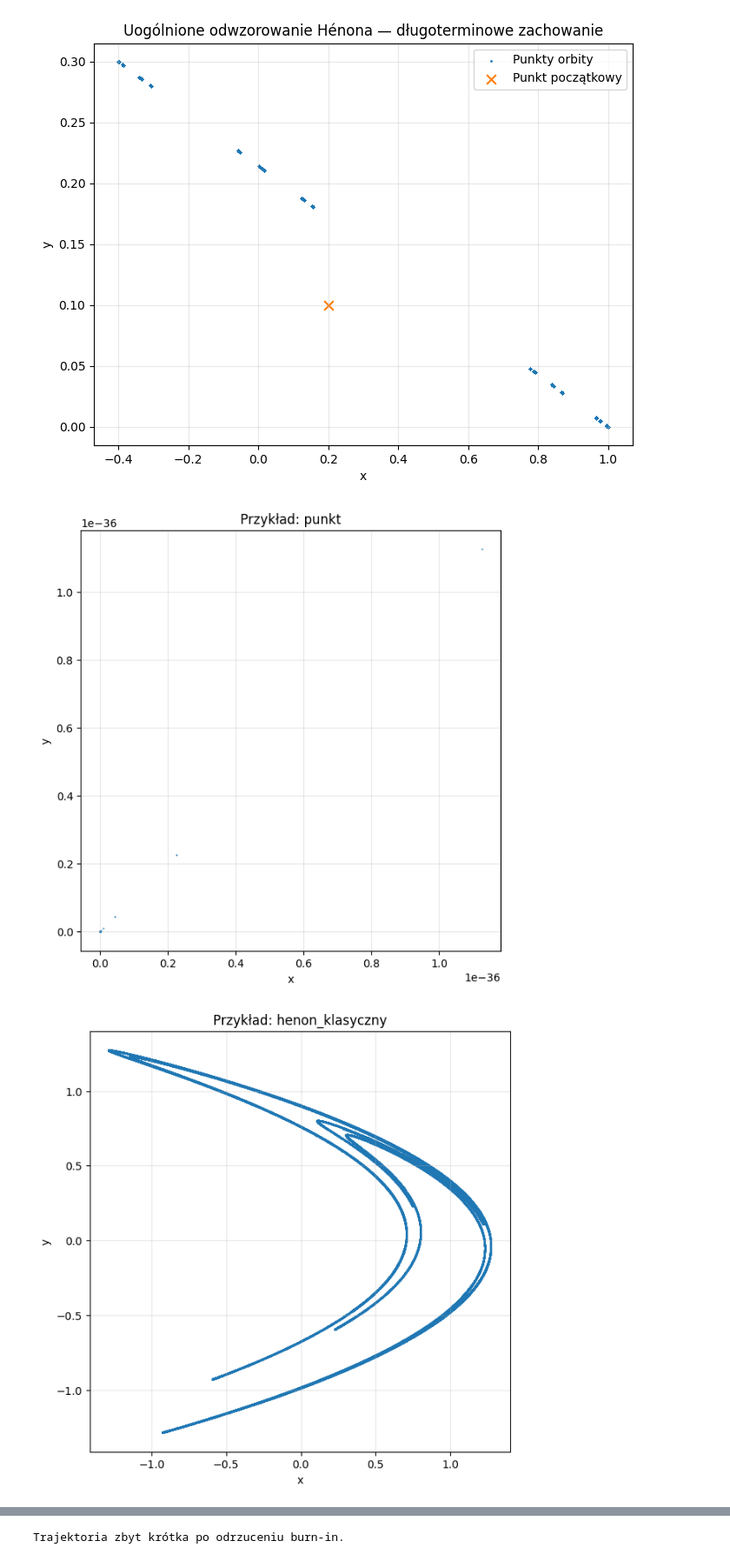
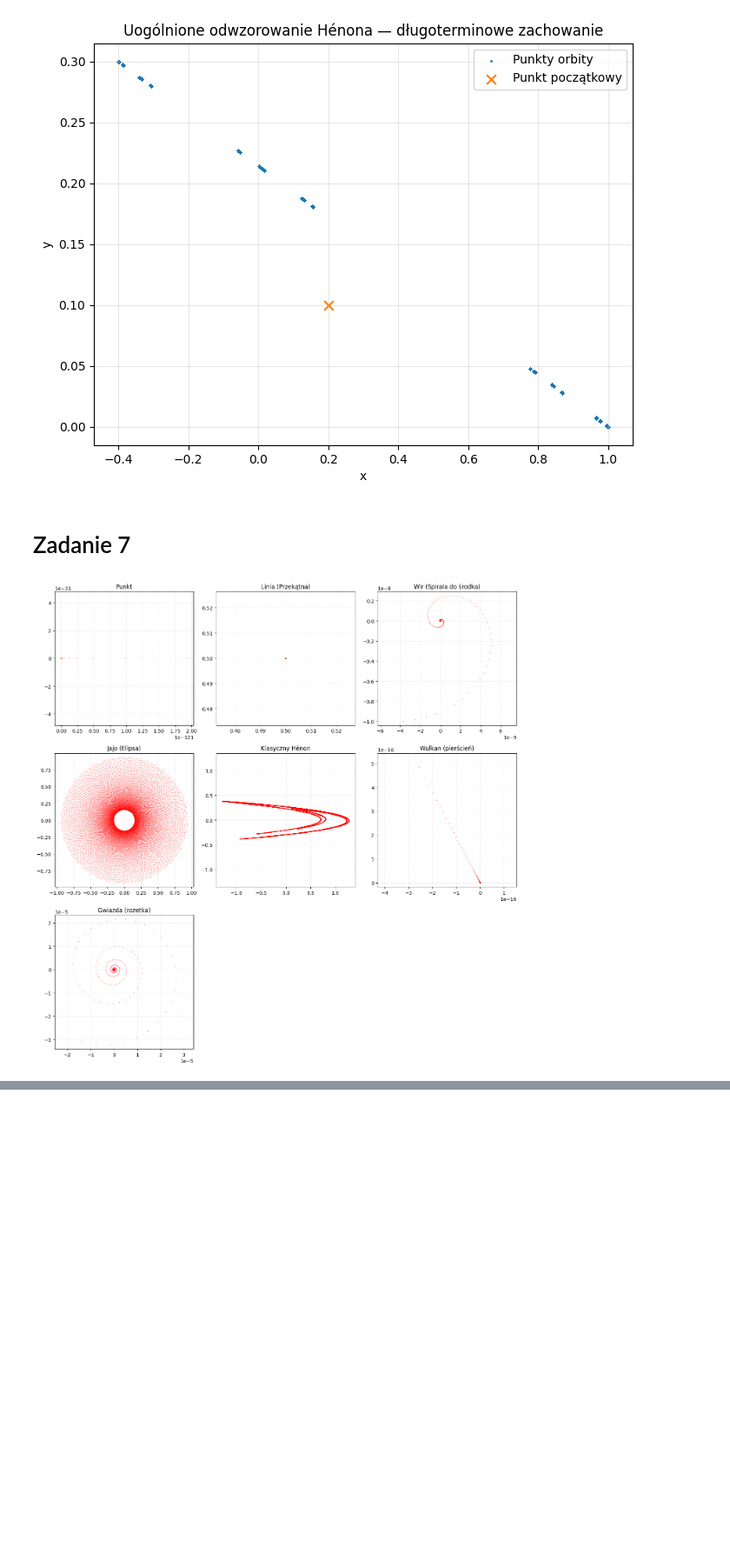
Before and after one commit to Qertal/studia, a Jupyter notebook: UKLADYDYNAMICZNE20252026/20260323/main.ipynb, the cells around one changed output, grey strips where cells are left out. Shown at 87% size. Saved outputs shown, nothing was run; the diff lists cells and outputs as text; code cells hidden in the pictures; blank space fills up the shorter version.

```diff
--- a/UKLADYDYNAMICZNE20252026/20260323/main.ipynb
+++ b/UKLADYDYNAMICZNE20252026/20260323/main.ipynb
@@ -1098,4 +946,6 @@ plot_generalized_henon(
 )
 # %% [output]
 [figure]
+# %% [markdown]
+# Zadanie 7
 # %%
@@ -1103,60 +953,4 @@ from zadani7 import plot_orbit
 # %%
-example_sets = {
-    # 1. Punkt (OK - zostawiamy)
-    "punkt": {
-        "a": 0.0, "b": 0.0, "c": 0.2, "d": 0.0, "e": 0.0,
-        "r": 0.0, "s": 0.0, "t": 0.0, "w": 0.2, "u": 0.0
-    },
-
-    # 2. Klasyczny Hénon (NAJWAŻNIEJSZE)
-    "henon_klasyczny": {
-        "a": -1.4, "b": 0.0, "c": 0.0, "d": 0.3, "e": 1.0,
-        "r": 0.0,  "s": 0.0, "t": 1.0, "w": 0.0, "u": 0.0
-    },
-
-    # 3. Wzmocniony chaos (bardziej "gruby" atraktor)
-    "henon_mocniejszy": {
-        "a": -1.2, "b": 0.0, "c": 0.0, "d": 0.4, "e": 1.0,
-        "r": 0.0,  "s": 0.0, "t": 1.0, "w": 0.0, "u": 0.0
-    },
-
-    # 4. Wir (rotacyjny efekt)
-    "wir": {
-        "a": -1.0, "b": 0.0, "c": 0.0, "d": 0.5, "e": 1.0,
-        "r": 0.1,  "s": 0.0, "t": 1.0, "w": 0.2, "u": 0.0
-    },
-
-    # 5. Jajo (asymetria)
-    "jajo": {
-    "a": -0.6, "b": 0.02, "c": 0.4, "d": 0.2, "e": 0.7,
-    "r": 0.05, "s": -0.01, "t": 0.9, "w": 0.05, "u": 0.0
-},
-
-    # 6. Wulkan (rozwarstwienie)
-    "wulkan": {
-        "a": -1.3, "b": 0.2, "c": 0.0, "d": 0.35, "e": 1.1,
-        "r": 0.0,  "s": 0.0, "t": 1.0, "w": -0.2, "u": 0.0
-    },
-
-    # 7. Gwiazda / rozetka (niestabilne, ale ciekawe)
-    "gwiazda": {
-        "a": -1.0, "b": 0.3, "c": 0.3, "d": -0.4, "e": 1.0,
-        "r": 0.2,  "s": 0.1, "t": 1.0, "w": 0.3, "u": 0.0
-    }
-}
-
-
-for name in example_sets:
-    params = example_sets[name]
-    plot_orbit(
-        params=params,
-        x0=0.1,
-        y0=0.1,
-        n=80000,
-        burn_in=50,
-        point_size=0.5,
-        title=f"Przykład: {name}"
-)
+plot_shape()
 # %% [output]
-[figure, old version]
+[figure, new version]
-[figure, removed]
@@ -1166 +956,0 @@ for name in example_sets:
-Trajektoria zbyt krótka po odrzuceniu burn-in.
```
Also changed, not shown: parts of 17 cells of this notebook, 27 other files.
